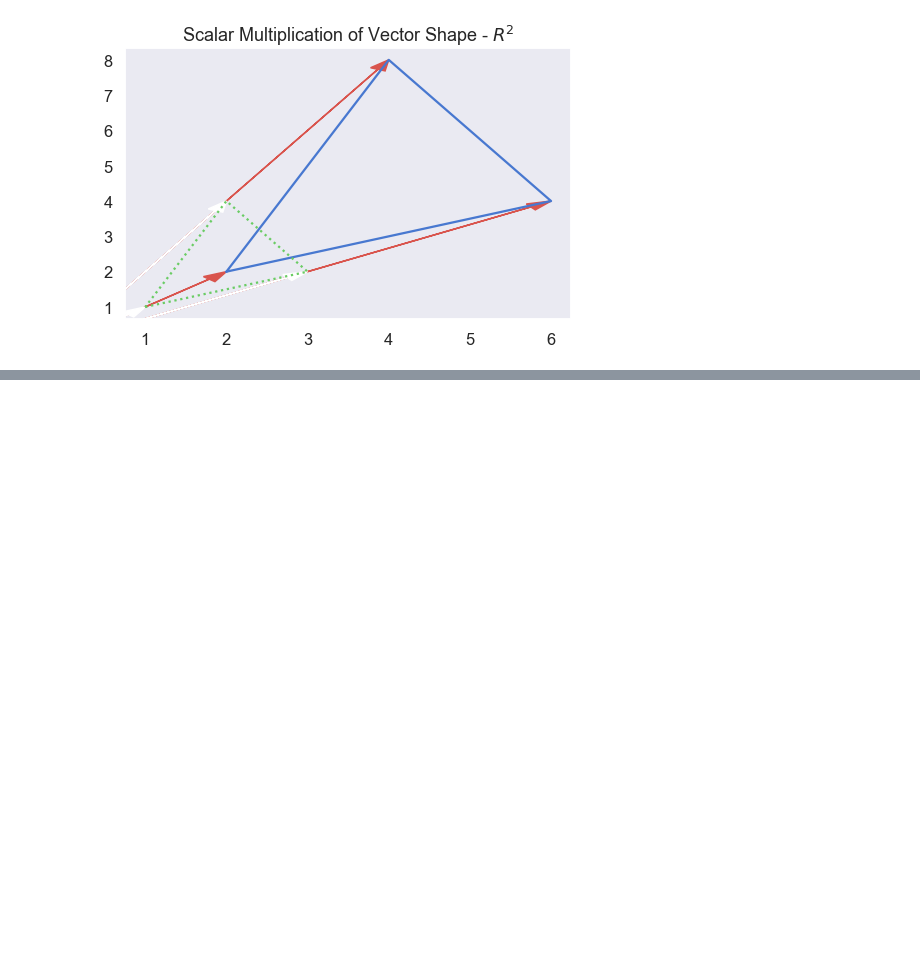
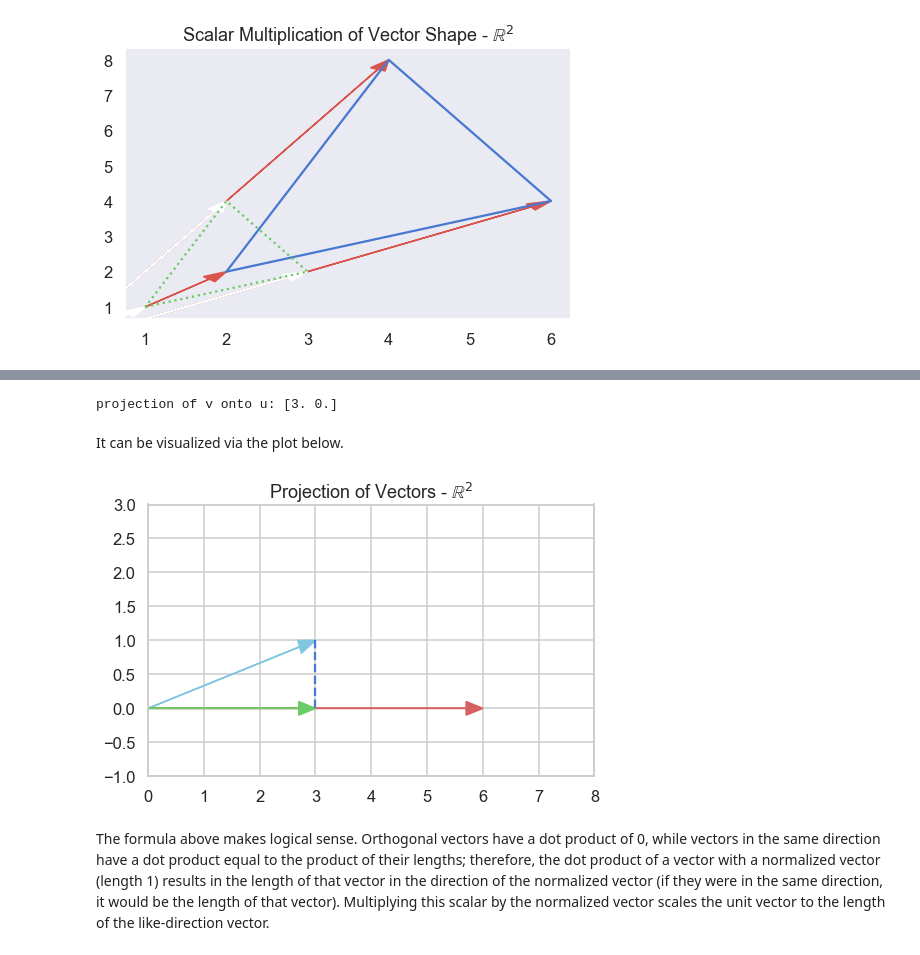
Before and after one commit to DataScienceFoundations/TadMaths, a Jupyter notebook: vectors.ipynb, the cells around one changed output, grey strips where cells are left out. Cells and saved outputs as stored; diff of their text form; code cells hidden in the pictures; blank space fills up the shorter version.

```diff
--- a/vectors.ipynb
+++ b/vectors.ipynb
@@ -456,0 +578,20 @@ Using scalar multiplication, the normalized vector of any vector **v** can be ob
+# %%
+proj = v.dot(u / la.norm(u))*(u / la.norm(u))
+print(f'projection of v onto u: {proj}')
+# %% [output]
+projection of v onto u: [3. 0.]
+# %% [markdown]
+It can be visualized via the plot below.
+# %%
+figure = plt.figure(figsize=(8,5))
+plot_vector(u, color='r')
+plot_vector(v, color='c')
+plot_vector(v.dot(u / la.norm(u))*(u / la.norm(u)), color='g')
+plt.plot(*zip(v,proj), '--')
+get_xy_axes(u,v)
+plt.title('Projection of Vectors - $\mathbb{R}^2$')
+plt.show()
+# %% [output]
+[figure, added]
+# %% [markdown]
+The formula above makes logical sense. Orthogonal vectors have a dot product of 0, while vectors in the same direction have a dot product equal to the product of their lengths; therefore, the dot product of a vector with a normalized vector (length 1) results in the length of that vector in the direction of the normalized vector (if they were in the same direction, it would be the length of that vector). Multiplying this scalar by the normalized vector scales the unit vector to the length of the like-direction vector.
```
Also changed, not shown: parts of 47 cells of this notebook.
